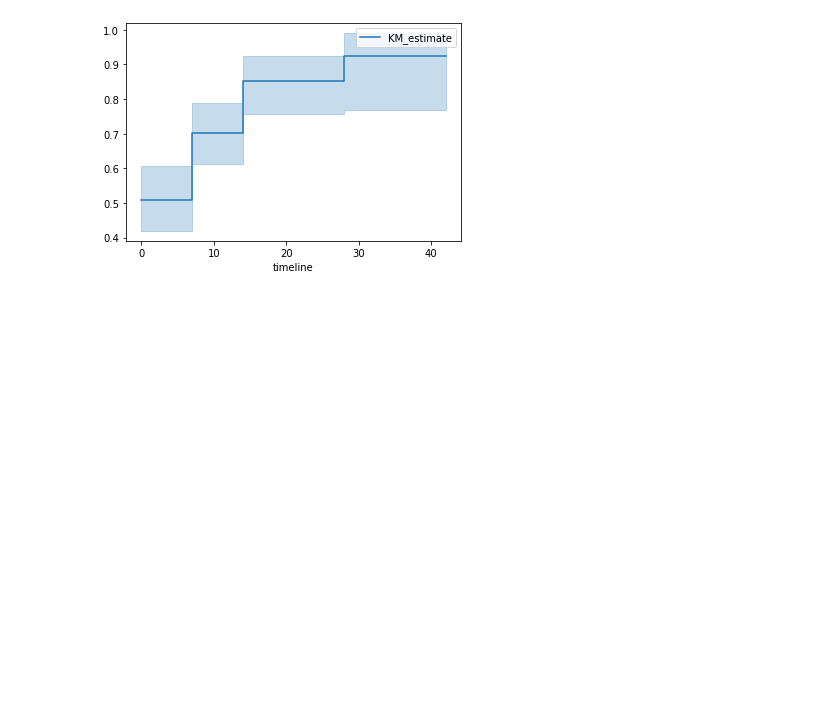
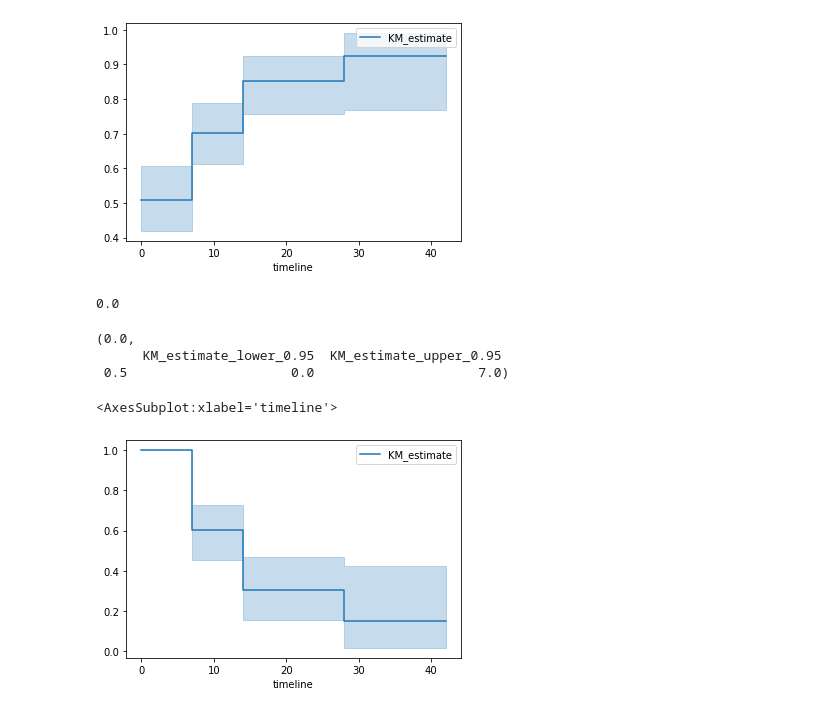
Before and after one commit to BCostelloe/drone-disturbance, a Jupyter notebook: survival-analysis.ipynb, the cells around one changed output. Saved outputs shown, nothing was run; the diff lists cells and outputs as text; code cells hidden in the pictures; blank space fills up the shorter version.

Commit message:
Exploring survival analysis

```diff
--- a/survival-analysis.ipynb
+++ b/survival-analysis.ipynb
@@ -59,3 +57,28 @@ kmf.plot_cumulative_density()
 # %% [output]
 <AxesSubplot:xlabel='timeline'>
 [figure]
+# %%
+kmf.median_survival_time_
+# %% [output]
+0.0
+# %%
+median_ = kmf.median_survival_time_
+median_ci = median_survival_times(kmf.confidence_interval_)
+median_, median_ci
+# %% [output]
+(0.0,
+      KM_estimate_lower_0.95  KM_estimate_upper_0.95
+ 0.5                     0.0                     7.0)
+# %%
+surv_agitated = surv[surv['duration']>0]
+T2 = surv_agitated['duration']
+E2 = surv_agitated['event']
+kmf = KaplanMeierFitter()
+kmf.fit(T2, event_observed=E2)
+
+kmf.survival_function_
+kmf.cumulative_density_
+kmf.plot_survival_function()
+# %% [output]
+<AxesSubplot:xlabel='timeline'>
+[figure, added]
```
Also changed, not shown: parts of 10 cells of this notebook.
